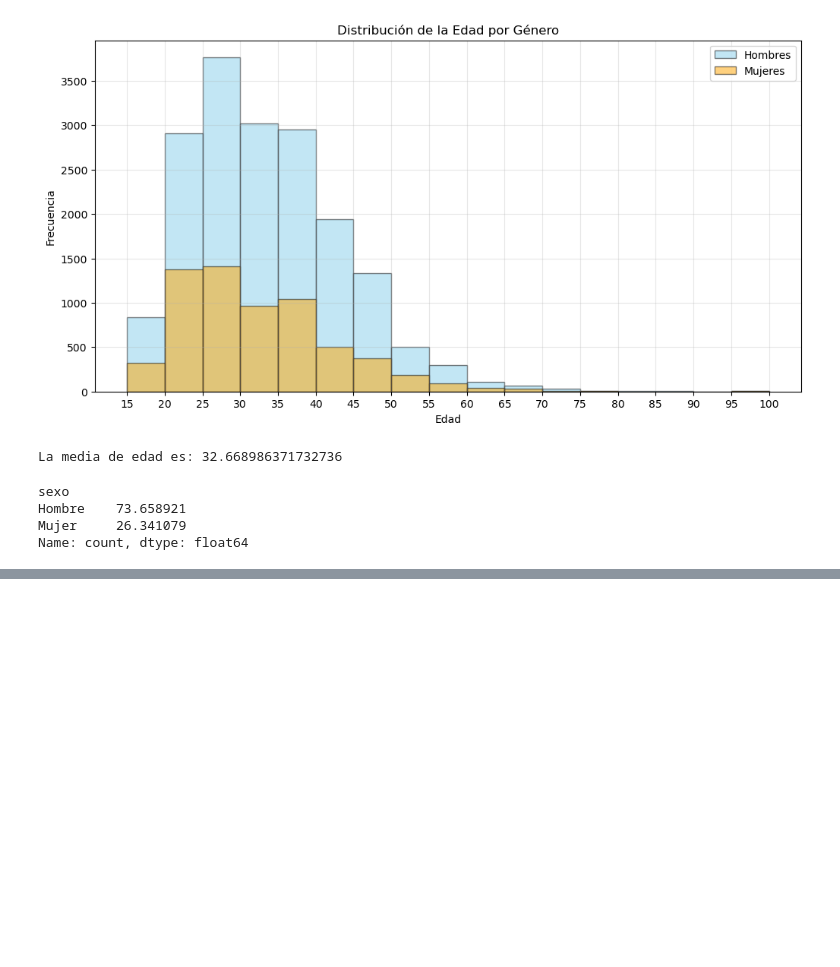
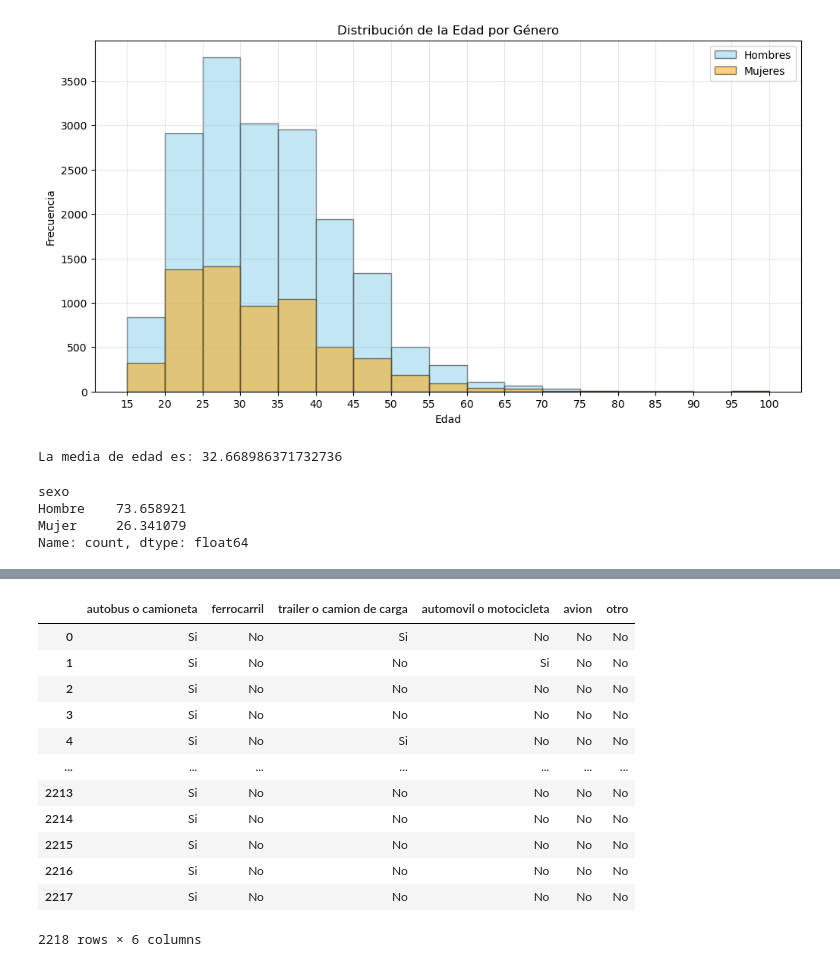
Before and after one commit to puriarter21/Mapa_Migracion_Irregular_Mexico, a Jupyter notebook: 2.Tesis/vistesis.ipynb, the cells around one changed output, grey strips where cells are left out. Saved outputs shown, nothing was run; the diff lists cells and outputs as text; code cells hidden in the pictures; blank space fills up the shorter version.

```diff
--- a/2.Tesis/vistesis.ipynb
+++ b/2.Tesis/vistesis.ipynb
@@ -588,0 +655,4 @@ See the caveats in the documentation: https://pandas.pydata.org/pandas-docs/stab
+# %%
+# Mapear las columnas p30 y p15
+df_unido['p30_mapeado'] = df_unido['p30'].map(mapping_p30)
+df_unido['p15_mapeado'] = df_unido['p15'].map(mapping_p15)
@@ -665,0 +856,3 @@ DevueltosMX
+# %%
+# Mapear la columna p19
+df_unido2['p19_mapeado'] = df_unido2['p19'].map(mapping_p19)
@@ -865,0 +1257,20 @@ Name: count, dtype: float64
+# %%
+import unidecode
+
+# Función para quitar acentos de un DataFrame
+def quitar_acentos(df):
+    # Eliminar acentos de los nombres de las columnas
+    df.columns = [unidecode.unidecode(col) for col in df.columns]
+    # Eliminar acentos de las celdas en el DataFrame
+    for col in df.select_dtypes(include=['object']).columns:
+        df[col] = df[col].apply(lambda x: unidecode.unidecode(x) if isinstance(x, str) else x)
+    return df
+
+# Aplicamos la función a todos los DataFrames relevantes
+df_unido = quitar_acentos(df_unido)
+sub_df = quitar_acentos(sub_df)
+sub_df_p19 = quitar_acentos(sub_df_p19)
+sub_df_p9 = quitar_acentos(sub_df_p9)
+sub_df_p10 = quitar_acentos(sub_df_p10)
+sub_df_p23_renombrado = quitar_acentos(sub_df_p23_renombrado)
+sub_df_p21_renombrado = quitar_acentos(sub_df_p21_renombrado)
@@ -865,0 +1421,15 @@ Name: count, dtype: float64
+# %%
+##solo las que son de transitaar por mexico
+
+# Función para quitar acentos de un DataFrame
+def quitar_acentos(df):
+    # Eliminar acentos de los nombres de las columnas
+    df.columns = [unidecode.unidecode(col) for col in df.columns]
+    # Eliminar acentos de las celdas en el DataFrame
+    for col in df.select_dtypes(include=['object']).columns:
+        df[col] = df[col].apply(lambda x: unidecode.unidecode(x) if isinstance(x, str) else x)
+    return df
+
+# Aplicamos la función a los DataFrames relevantes
+sub_df_p23_renombrado = quitar_acentos(sub_df_p23_renombrado)
+sub_df_p21_renombrado = quitar_acentos(sub_df_p21_renombrado)
@@ -865,0 +1466,17 @@ Name: count, dtype: float64
+# %%
+sub_df_p23_renombrado
+sub_df_p21_renombrado
+# %% [output]
+|  | autobus o camioneta | ferrocarril | trailer o camion de carga | automovil o motocicleta | avion | otro |
+| 0 | Si | No | Si | No | No | No |
+| 1 | Si | No | No | Si | No | No |
+| 2 | Si | No | No | No | No | No |
+| 3 | Si | No | No | No | No | No |
+| 4 | Si | No | Si | No | No | No |
+| ... | ... | ... | ... | ... | ... | ... |
+| 2213 | Si | No | No | No | No | No |
+| 2214 | Si | No | No | No | No | No |
+| 2215 | Si | No | No | No | No | No |
+| 2216 | Si | No | No | No | No | No |
+| 2217 | Si | No | No | No | No | No |
+2218 rows × 6 columns
```
Also changed, not shown: parts of 50 cells of this notebook.
